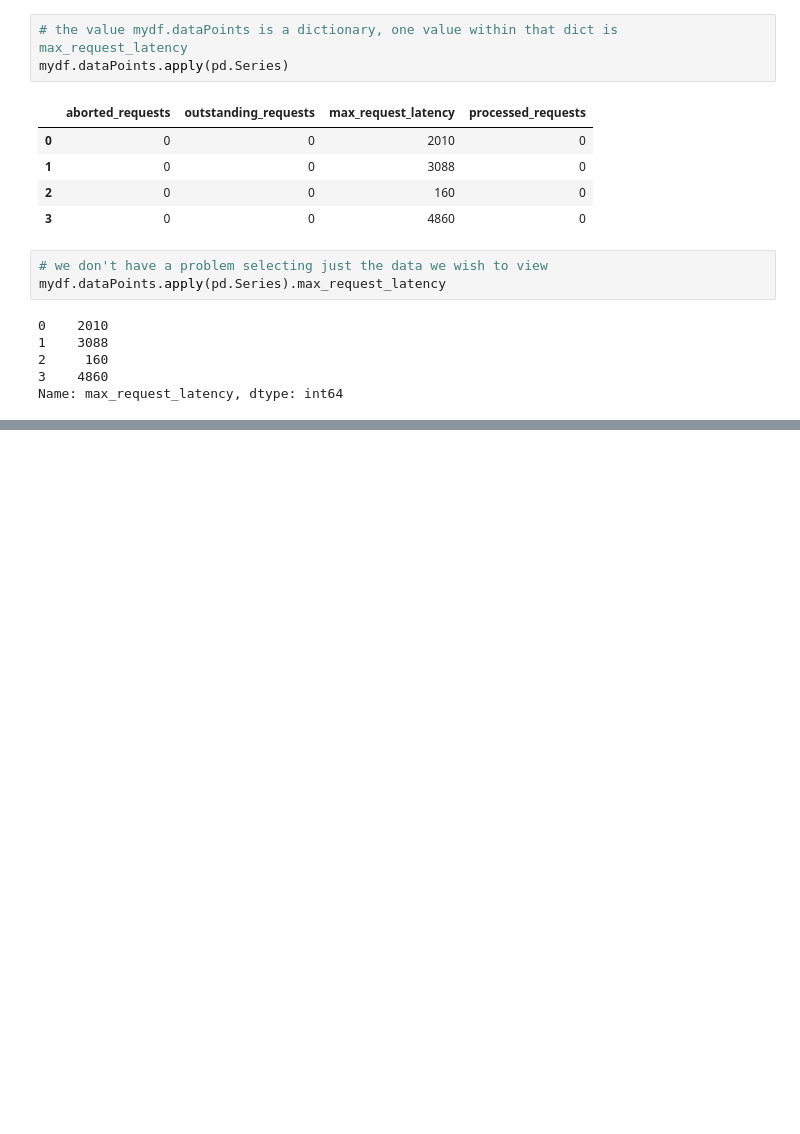
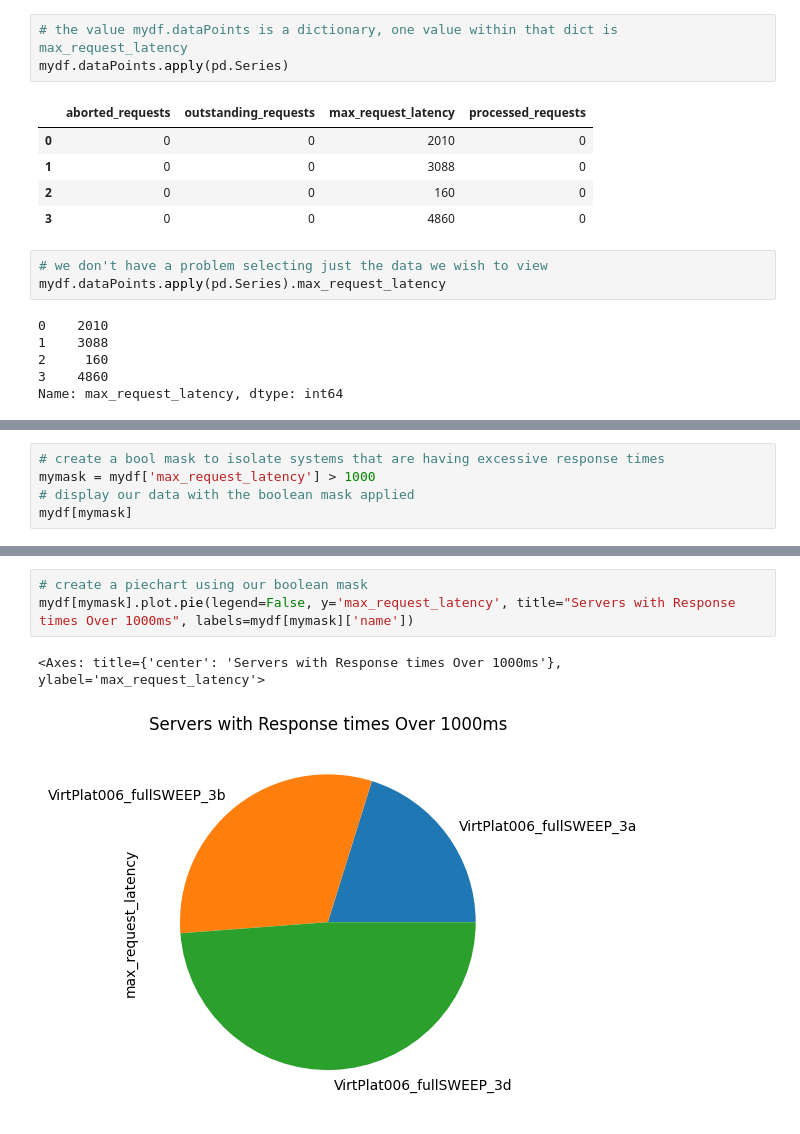
Before and after one commit to zaizarj/mycode, a Jupyter notebook: pandas_boolmasks/pandas_boolmasks01.ipynb, the cells around one changed output, grey strips where cells are left out. Drawn from its saved outputs; the diff is of its cells as text; blank space fills up the shorter version.

```diff
--- a/pandas_boolmasks/pandas_boolmasks01.ipynb
+++ b/pandas_boolmasks/pandas_boolmasks01.ipynb
@@ -136,0 +147,5 @@ Name: max_request_latency, dtype: int64
+# %%
+# create a bool mask to isolate systems that are having excessive response times
+mymask = mydf['max_request_latency'] > 1000
+# display our data with the boolean mask applied
+mydf[mymask]
@@ -136,0 +157,6 @@ Name: max_request_latency, dtype: int64
+# %%
+# create a piechart using our boolean mask
+mydf[mymask].plot.pie(legend=False, y='max_request_latency', title="Servers with Response times Over 1000ms", labels=mydf[mymask]['name'])
+# %% [output]
+<Axes: title={'center': 'Servers with Response times Over 1000ms'}, ylabel='max_request_latency'>
+[figure, added]
```
Also changed, not shown: parts of 15 cells of this notebook, 2 other files.
